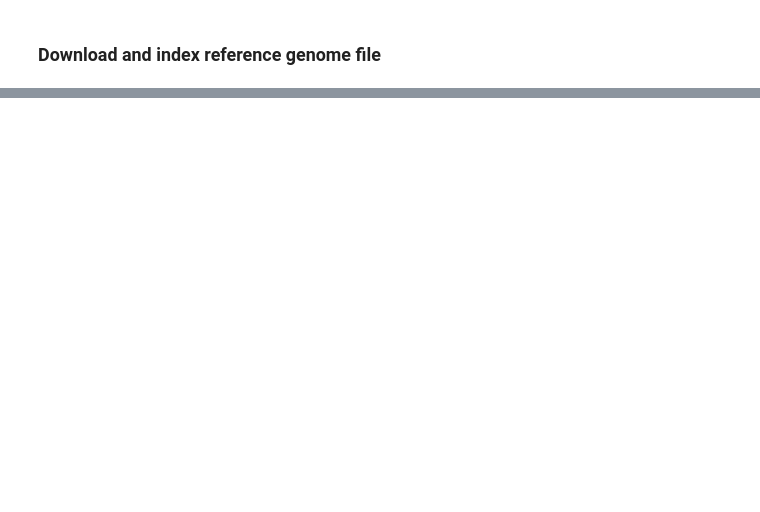
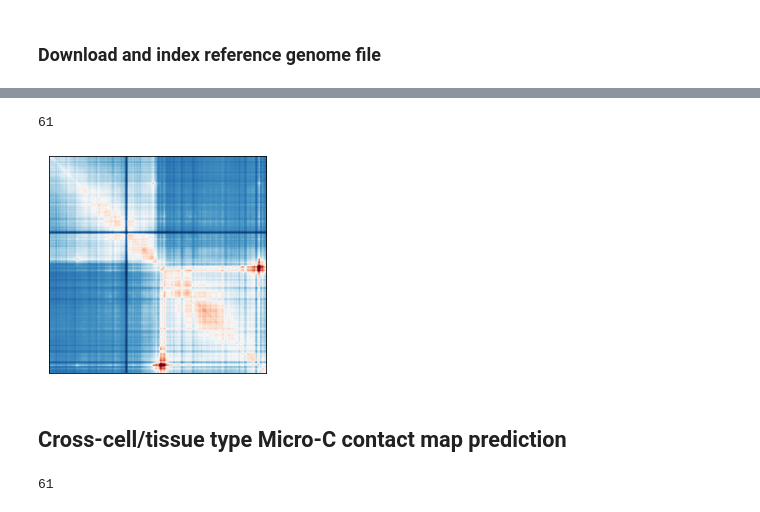
Before and after one commit to liu-bioinfo-lab/EPCOT, a Jupyter notebook: EPCOT_usage.ipynb, the cells around one changed output, grey strips where cells are left out. Saved outputs shown, nothing was run; the diff lists cells and outputs as text; code cells hidden in the pictures; blank space fills up the shorter version.

```diff
--- a/EPCOT_usage.ipynb
+++ b/EPCOT_usage.ipynb
@@ -484,0 +559,16 @@ plt.show()
+# %%
+microc_model= build_pretrain_model_microc(microc_args)
+microc_model.cuda()
+microc_model.load_state_dict(torch.load('models/HFF_microc.pt'))
+microc_model.eval()
+microc_chrom,microc_start,microc_end=['chr11',113000000,113600000]
+hff_dnase=hff_tmp_dnase[hic_chrom[3:]].toarray().squeeze()
+pred_microc=predict_microc(microc_model,microc_chrom,microc_start,microc_end,hff_dnase,fasta_extractor)
+pred_microc=complete_mat(arraytouptri(pred_microc[0].squeeze(),microc_args))
+fig,ax=plt.subplots()
+plot_hic(ax,pred_microc,vmin=-2,vmax=2)
+# %% [output]
+61
+[figure, added]
+# %% [markdown]
+## Cross-cell/tissue type Micro-C contact map prediction
@@ -484,0 +581,9 @@ plt.show()
+# %%
+microc_model= build_pretrain_model_microc(microc_args)
+microc_model.cuda()
+microc_model.load_state_dict(torch.load('models/HFF_microc.pt'))
+for m in microc_model.modules():
+    if m.__class__.__name__.startswith('BatchNorm'):
+        m.train()
+# %% [output]
+61
```
Also changed, not shown: parts of 79 cells of this notebook.
